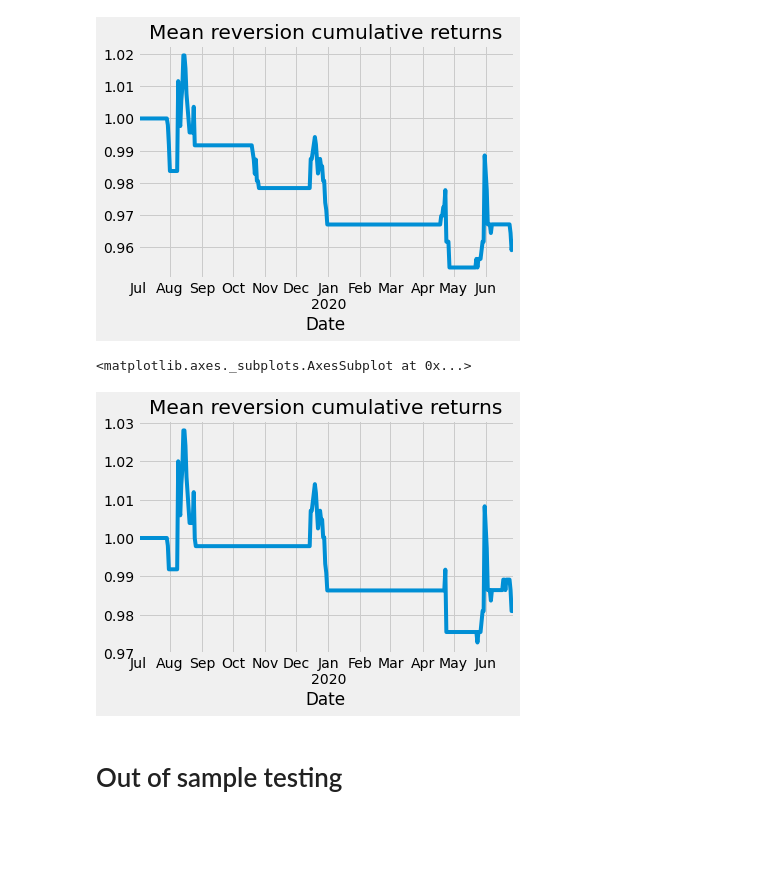
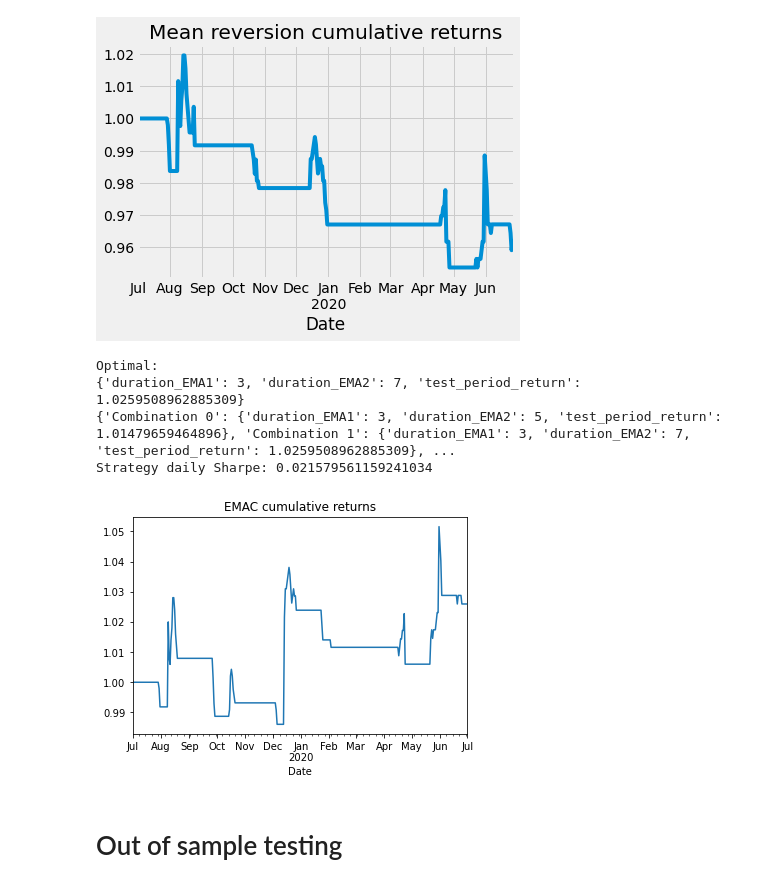
Before and after one commit to MikeyJW/football_index, a Jupyter notebook: article.ipynb, the cells around one changed output. Cells and saved outputs as stored; diff of their text form; code cells hidden in the pictures; blank space fills up the shorter version.

```diff
--- a/article.ipynb
+++ b/article.ipynb
@@ -289,25 +304,28 @@ print('Strategy daily Sharpe: ' + str(strategy_sharpe))
 # %%
 # STRATEGY 4.2: EMAC
 data = top200.loc[(slice(None),'Mohamed Salah'), 'EndofDayPrice'].unstack()
 strategy = EMAC
-param_grid = {'duration_EMA1': [5, 22],
-              'duration_EMA2': [5, 22]}
+param_grid = {'duration_EMA1': [3, 5, 7, 10, 15, 20],
+              'duration_EMA2': [5, 7, 10, 15, 20, 25, 30]}
 
-#results = custom_grid_search(data, strategy, param_grid)
-#print(results)
+results = custom_grid_search(data, strategy, param_grid)
+print(results)
 
-optimal_params =  {'duration_EMA1': 5, 'duration_EMA2': 22}
+optimal_params =  {'duration_EMA1': 3, 'duration_EMA2': 7}
 
 results = EMAC(data, param_dict=optimal_params)
 results.plot(title='EMAC cumulative returns')
 
 
 daily_pf_returns = results.pct_change(1) + 1
 strategy_sharpe = gen_daily_sharpe(daily_pf_returns)
 print('Strategy daily Sharpe: ' + str(strategy_sharpe))
 # %% [output]
-<matplotlib.axes._subplots.AxesSubplot at 0x...>
+Optimal:
+{'duration_EMA1': 3, 'duration_EMA2': 7, 'test_period_return': 1.0259508962885309}
+{'Combination 0': {'duration_EMA1': 3, 'duration_EMA2': 5, 'test_period_return': 1.01479659464896}, 'Combination 1': {'duration_EMA1': 3, 'duration_EMA2': 7, 'test_period_return': 1.0259508962885309}, ...
+Strategy daily Sharpe: 0.021579561159241034
-[figure, old version]
+[figure, new version]
 # %% [markdown]
 # Out of sample testing
 # %%
```
Also changed, not shown: parts of 6 cells of this notebook, 2 other files.
